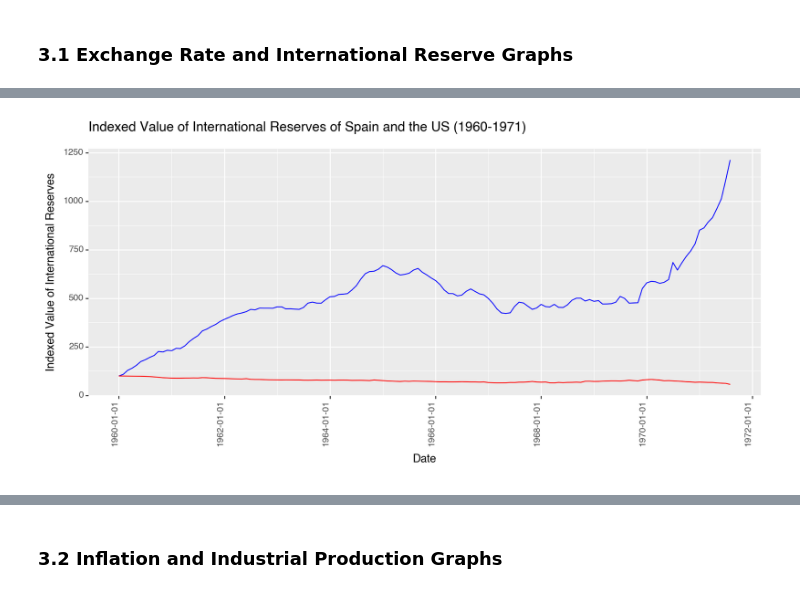
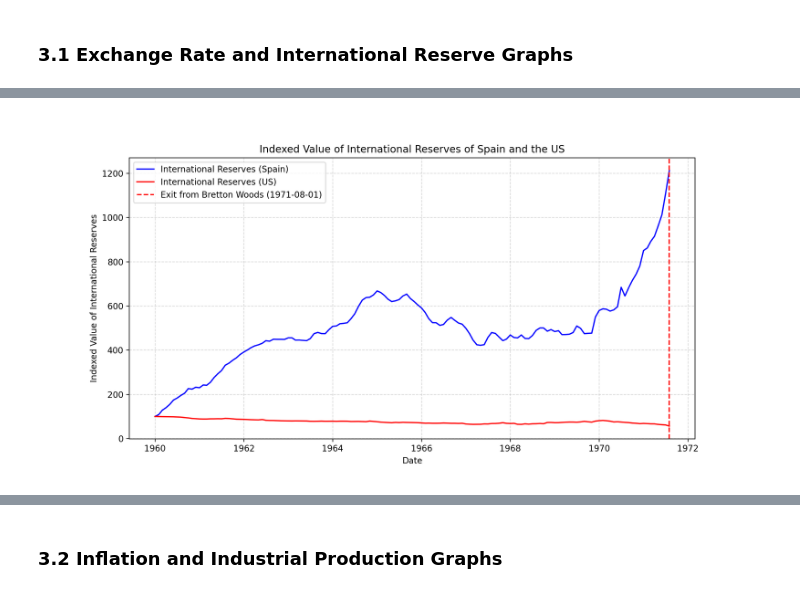
Before and after one commit to yuyaobai/ec1b1-coursework-group15, a Jupyter notebook: ec1b1coursework.ipynb, the cells around one changed output, grey strips where cells are left out. Saved outputs shown, nothing was run; the diff lists cells and outputs as text; code cells hidden in the pictures.

```diff
--- a/ec1b1coursework.ipynb
+++ b/ec1b1coursework.ipynb
@@ -8,7 +8,7 @@ import matplotlib.pyplot as plt
 # %% [markdown]
 ## 1.2 Import raw data from IMF
 # %%
-spain_raw = pd.read_excel('../Downloads/spain_data.xlsx', header=2)
+spain_raw = pd.read_excel('spain_data.xlsx', header=2)
 
 # rename first column to 'date'
 spain_raw.rename(columns={'Unnamed: 0': 'date'}, inplace=True)
@@ -29,7 +29,7 @@ spain_raw
 | 371 | Dec 1990 | 88.202071 | 95.234 | 56004.835968 | 53.295997 |
 372 rows × 5 columns
 # %%
-us_raw = pd.read_excel('../Downloads/us_data.xlsx', header=2)
+us_raw = pd.read_excel('us_data.xlsx', header=2)
 us_raw.rename(columns={'Unnamed: 0': 'date'}, inplace=True)
 
 us_raw
@@ -233,3 +209,0 @@ We will also normalise the real exchange rate to 1967-11-01 as the base year. [e
-# %%
-# set 1967-11-01 as the base month for the index
-merged_df['spain_real_exchange_rate_index'] = merged_df['spain_real_exchange_rate'] / merged_df['spain_real_exchange_rate'].iloc[94]
@@ -409,16 +322,17 @@ plot
 # %%
-# Filter the DataFrame for the desired time frame
-filtered_df = merged_df[(merged_df['date'] >= '1960-01-01') & (merged_df['date'] <= '1971-08-31')]
+filtered_df = merged_df[(merged_df['date'] >= '1960-01-01') & (merged_df['date'] <= '1971-08-01')]
 
 # Plot a time series graph of the monthly indexed value of international reserves of Spain and the US from January 1960 until August 1971 (when the US exited the Bretton Woods system)
-plot = (
-    ggplot(filtered_df, aes(x='date')) +
-    geom_line(aes(y='spain_international_reserves_liquidity_index'), color='blue') +
-    geom_line(aes(y='us_international_reserves_liquidity_index'), color='red') +
-    labs(title='Indexed Value of International Reserves of Spain and the US (1960-1971)', x='Date', y='Indexed Value of International Reserves') +
-    theme(axis_text_x=element_text(rotation=90, hjust=1)) +
-    theme(figure_size=(10, 5))
-)
-print(plot)
+
+plt.plot(filtered_df['date'], filtered_df['spain_international_reserves_liquidity_index'], label='International Reserves (Spain)', color='blue')
+plt.plot(filtered_df['date'], filtered_df['us_international_reserves_liquidity_index'], label='International Reserves (US)', color='red')
+plt.axvline(pd.to_datetime('1971-08-01'), color='red', linestyle='--', label='Exit from Bretton Woods (1971-08-01)')
+plt.legend()
+plt.title('Indexed Value of International Reserves of Spain and the US')
+plt.xlabel('Date')
+plt.ylabel('Indexed Value of International Reserves')
+plt.gcf().set_size_inches(12, 6)
+plt.grid(True, linestyle='--', alpha=0.5)
+plt.show()
 # %% [output]
-[figure, old version]
+[figure, new version]
```
Also changed, not shown: parts of 32 cells of this notebook.
